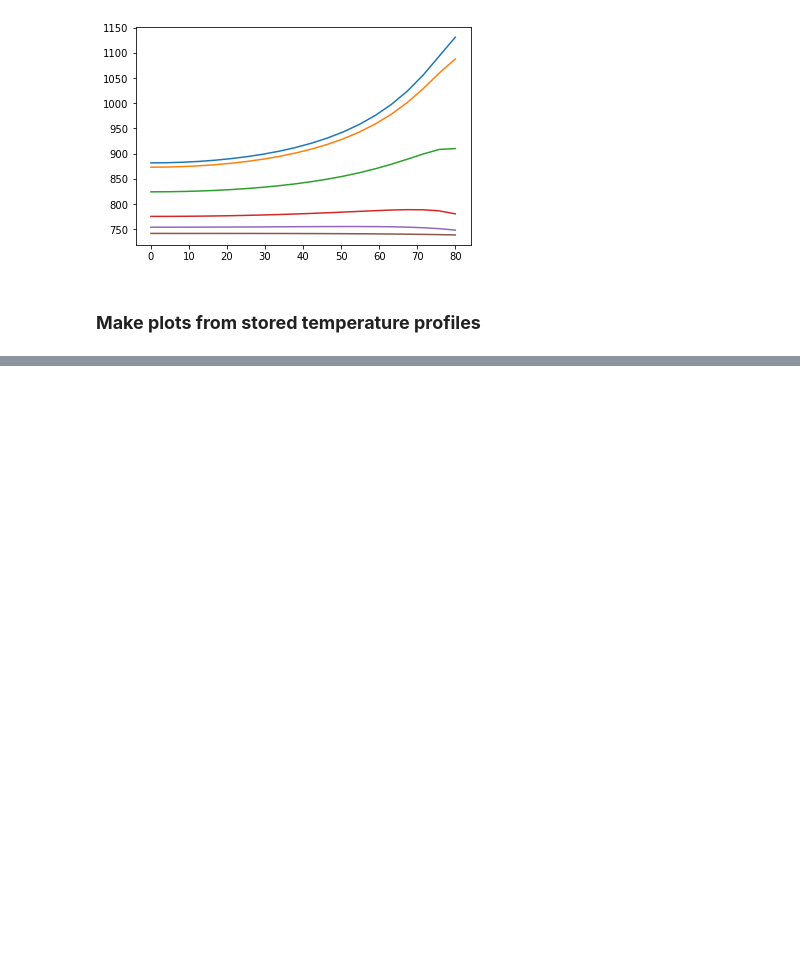
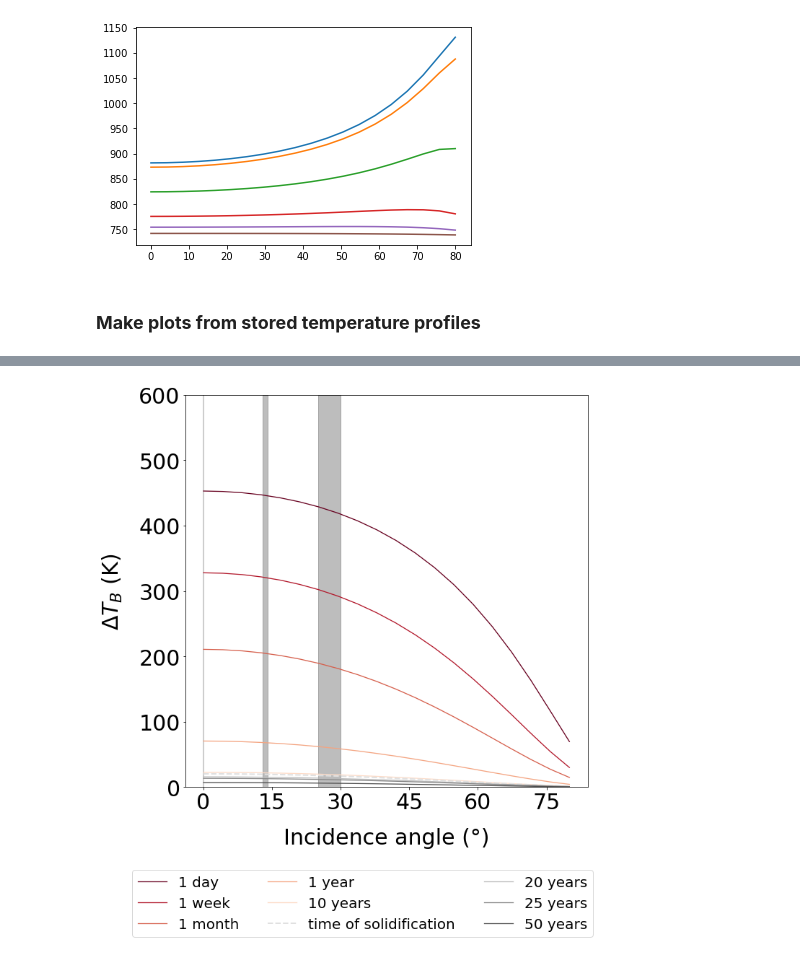
Before and after one commit to iganache/lavatherm1D, a Jupyter notebook: 1d_cooling_Earth.ipynb, the cells around one changed output, grey strips where cells are left out. Saved outputs shown, nothing was run; the diff lists cells and outputs as text; code cells hidden in the pictures; blank space fills up the shorter version.

```diff
--- a/1d_cooling_Earth.ipynb
+++ b/1d_cooling_Earth.ipynb
@@ -930,46 +940,52 @@ plt.show()
 # %%
-lt = lavaheight
-### EM properties
-# thi_rad = np.deg2rad([45])
-thi_rad = np.linspace(np.deg2rad(0), np.deg2rad(80), 20)
-wv = 9.6e-2
-eps0 = 1
-eps1 = 5 + 0.01j
-tand1 = eps1.imag / eps1.real
-alpha = (2 * np.pi / wv) * np.sqrt(0.5*eps1.real * (np.sqrt(1 + tand1**2) - 1))
-ka = 2 * alpha
-beta = ka / np.cos(thi_rad)
+### Brightness temperature
 
-T_eff_all = []
+rh, th, Rh, Th = FresnelH(eps0, eps1, thi_rad)
+fig, ax = plt.subplots(1,1)
+fig.set_size_inches(10, 10)
 
-## brightness temperature before solidification
-T_preSC_eff = []
-for i in range(len(temps_pre)):
-    ############ computing effective temperature from what is stored earlier in T_preSC_all and z_preSC_all################
-    z_preSC_single = depths_pre[i] - lt
-    T_preSC_eff_single = np.zeros(len(thi_rad), dtype = float)
-    for j in range(len(thi_rad)):
-        func = beta[j] * np.exp(beta[j] * z_preSC_single) * temps_pre[i]
-        T_preSC_eff_single[j] = integrate.simpson(func, z_preSC_single)
-    T_preSC_eff.append(T_preSC_eff_single)
-    T_eff_all.append(T_preSC_eff_single)
-    ###########################################################################################################
+vensar_offnadir1 = 25
+vensar_offnadir2 = 30
+
+vensar_nearnadir1 =13
+vensar_nearnadir2 = 14
+
+ax.axvspan(vensar_offnadir1, vensar_offnadir2, alpha = 0.3, color = "#252525")
+ax.axvspan(vensar_nearnadir1, vensar_nearnadir2, alpha = 0.3, color = "#252525")
+ax.axvline(0, alpha = 0.3, color = "#252525")
 
 
-## at the point of solidification
-z_SC_downward = depth_solid - lt               ### making top of lava surface as z = 0
-T_SC_eff = np.zeros((len(thi_rad)), dtype=float)
-for i in range(len(thi_rad)):
-    func = beta[i] * np.exp(beta[i]* z_SC_downward) * temp_solid
-    T_SC_eff[i] = integrate.simpson(func, z_SC_downward)
-T_eff_all.append(T_SC_eff)
+# ax.axhline(635.4576 - 51.163, color = "k", linestyle = ":")
+# ax.axhline(635.4576 + 51.163, color = "k", linestyle = ":")
 
-### after solidifcation
-T_postSC_eff = np.zeros((len(temps_post), len(thi_rad)), dtype=float)
-z_postSC_downwards = depth_post - lt
-for i in range(len(temps_post)):
-    for j in range(len(thi_rad)):
-        # print(T_postSC[j])
-        func = beta[j] * np.exp(beta[j] * z_postSC_downwards) * temps_post[i]
-        T_postSC_eff[i,j] = integrate.simpson(func, z_postSC_downwards)
-    T_eff_all.append(T_postSC_eff[i])
+# mag_thi = np.linspace(12, 50, 10)
+# mag_tb_min = np.ones_like(mag_thi) * (635.4576 - 51.163)
+# mag_tb_max = np.ones_like(mag_thi) * (635.4576 + 51.163)
+# ax.fill_between(mag_thi, mag_tb_min, mag_tb_max, color = None, edgecolor = "None", alpha = 0.4)
+
+Tb_background = np.ones_like(thi_rad)*Ta*(1-Rh)
+print(Tb_background)
+
+for i in range(len(T_eff_all)):
+    Tb = ((1-Rh) * T_eff_all[i]) - Tb_background
+
+    if i == sidx:
+        ax.plot(np.rad2deg(thi_rad), Tb, colors[i], linewidth = 2, linestyle = "--", label = labels[i])
+    else:
+        ax.plot(np.rad2deg(thi_rad), Tb, colors[i], linewidth = 1.3, label = labels[i])
+
+# ax.set_xlim(0, 60)
+ax.set_ylim(0, 600)
+
+ax.set_ylabel(r"$ \Delta T_{B} $ (K)", fontsize=30, labelpad=20)
+ax.set_xlabel("Incidence angle (°)", fontsize=30, labelpad=20)
+
+ax.legend(loc = "lower left", bbox_to_anchor= (-0.15, -0.4), fontsize = 20, ncol = 3)
+plt.xticks(fontsize = 30)
+plt.yticks(fontsize = 30)
+plt.gca().xaxis.set_major_locator(MaxNLocator(prune='lower'))
+plt.locator_params(axis= 'x', nbins=6)
+
+# plt.savefig("delTb_1m_tand005.png", bbox_inches='tight')
+plt.show()
+# %% [output]
@@ -975,0 +997 @@ for i in range(len(temps_post)):
+[figure, added]
```
Also changed, not shown: parts of 9 cells of this notebook, 13 other files.
